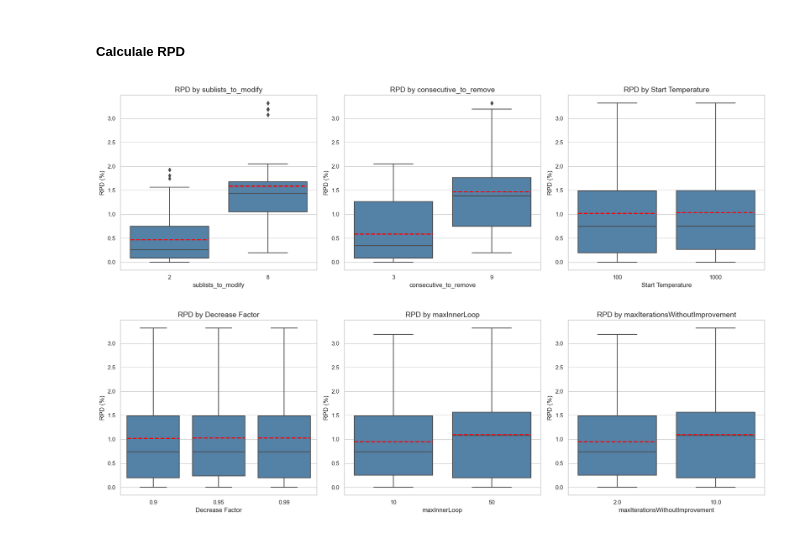
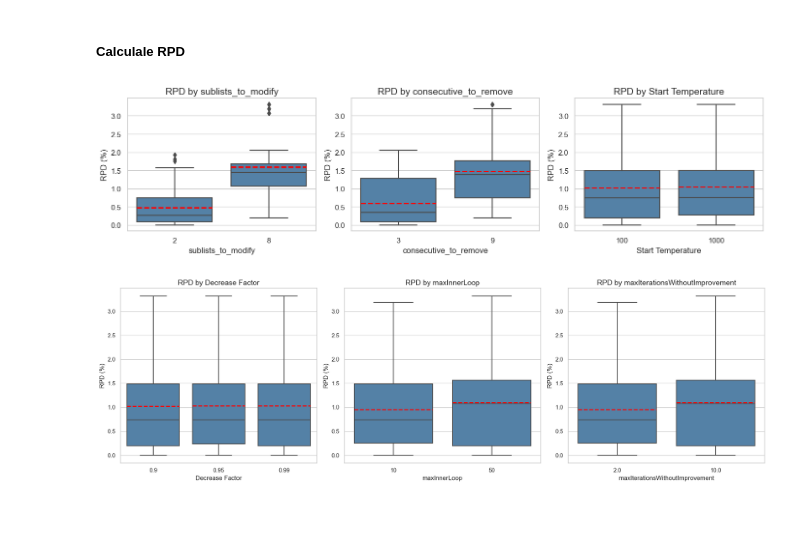
Before and after one commit to MxHbm/IM_Challenge, a Jupyter notebook: Data/Parameter_study/SAILS/Parameterstudie_SAILS.ipynb, the cells around one changed output. Drawn from its saved outputs; the diff is of its cells as text; code cells hidden in the pictures.

```diff
--- a/Data/Parameter_study/SAILS/Parameterstudie_SAILS.ipynb
+++ b/Data/Parameter_study/SAILS/Parameterstudie_SAILS.ipynb
@@ -148,35 +148,35 @@ plt.rcParams["font.family"] = "serif"
 sns.set(style="whitegrid")
 
 # Parameters to plot
 parameters = ['sublists_to_modify', 'consecutive_to_remove','Start Temperature']
 
 # Set a consistent color for all box plots
 boxplot_color = "steelblue"
 
 # Create subplots - one for each parameter
-fig, axes = plt.subplots(1, len(parameters), figsize=(18, 6))
+fig, axes = plt.subplots(1, len(parameters), figsize=(14, 4))
 
 # Loop through the parameters and create boxplots in subplots
 for i, param in enumerate(parameters):
     sns.boxplot(x=param, y='RPD', data=df, showmeans=True, meanline=True,
                 meanprops={"color": "red", "ls": "--", "lw": 2},
                 color=boxplot_color, ax=axes[i])  # Set consistent color
 
     # Set titles for each subplot
     axes[i].set_title(f'RPD by {param}', fontsize=14)
     axes[i].set_xlabel(param, fontsize=12)
     axes[i].set_ylabel('RPD (%)', fontsize=12)
 
 # Adjust the layout to make space for the overall title
 plt.tight_layout(rect=[0, 0, 1, 0.95])
 
 # Save the figure as a PNG file
 plt.savefig('rpd_box_plots_scientific1.png', dpi=300)  # Save with high dpi for quality
 
 # Show the plot
 plt.show()
 # %% [output]
-[figure, old version]
+[figure, new version]
 # %%
 #Assuming 'df' is your DataFrame with the calculated RPD
 
```
Also changed, not shown: 7 other files.
